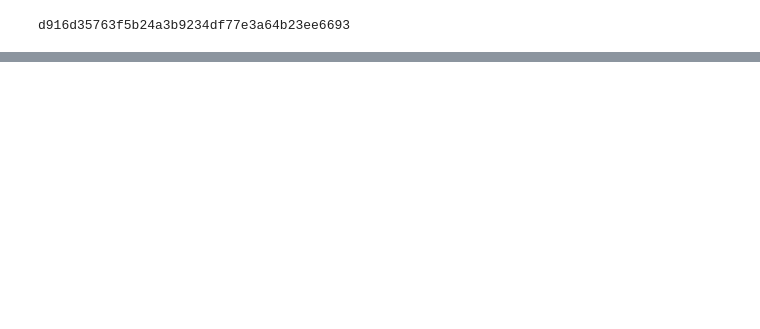
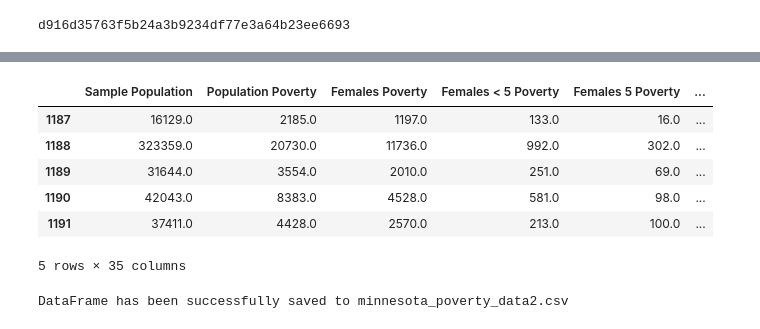
Before and after one commit to sesomluap/personal-fitness-analyst, a Jupyter notebook: census_df_eric.ipynb, the cells around one changed output, grey strips where cells are left out. Saved outputs shown, nothing was run; the diff lists cells and outputs as text; code cells hidden in the pictures; blank space fills up the shorter version.

```diff
--- a/census_df_eric.ipynb
+++ b/census_df_eric.ipynb
@@ -149,9 +300,21 @@ minnesota_data
+# %%
+minnesota_data.head()
+# %% [output]
+|  | Sample Population | Population Poverty | Females Poverty | Females < 5 Poverty | Females 5 Poverty | ... |
+| 1187 | 16129.0 | 2185.0 | 1197.0 | 133.0 | 16.0 | ... |
+| 1188 | 323359.0 | 20730.0 | 11736.0 | 992.0 | 302.0 | ... |
+| 1189 | 31644.0 | 3554.0 | 2010.0 | 251.0 | 69.0 | ... |
+| 1190 | 42043.0 | 8383.0 | 4528.0 | 581.0 | 98.0 | ... |
+| 1191 | 37411.0 | 4428.0 | 2570.0 | 213.0 | 100.0 | ... |
+5 rows × 35 columns
 # %%
 # Specify the file path where you want to save the CSV file
-csv_file_path = 'minnesota_poverty_.csv'
+csv_file_path = 'minnesota_poverty_data2.csv'
 
 # Output the DataFrame to a CSV file
 minnesota_data.to_csv(csv_file_path, index=False)
 
 # Display a message indicating success
 print(f"DataFrame has been successfully saved to {csv_file_path}")
+# %% [output]
+DataFrame has been successfully saved to minnesota_poverty_data2.csv
```
Also changed, not shown: parts of 9 cells of this notebook, 2 other files.
